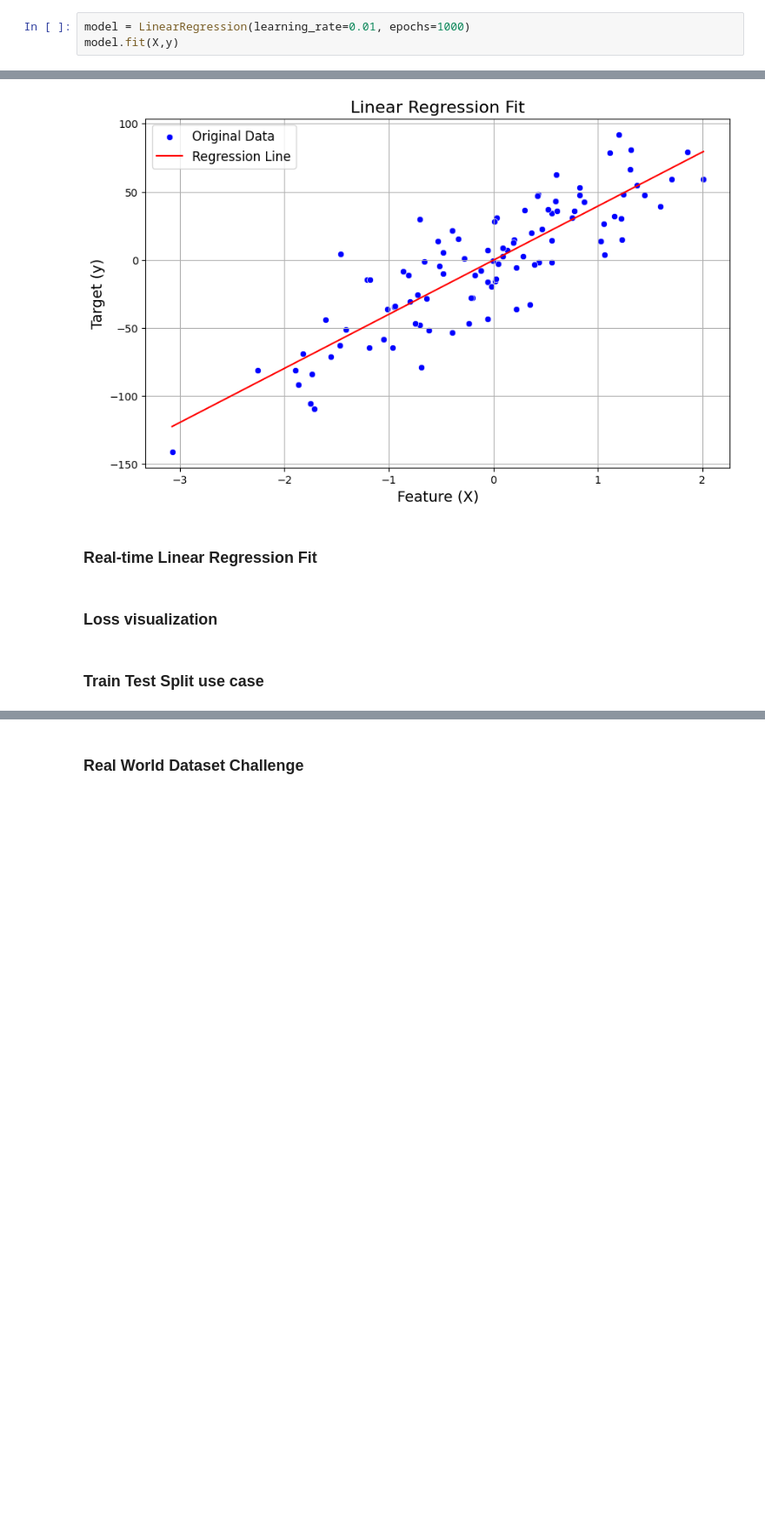
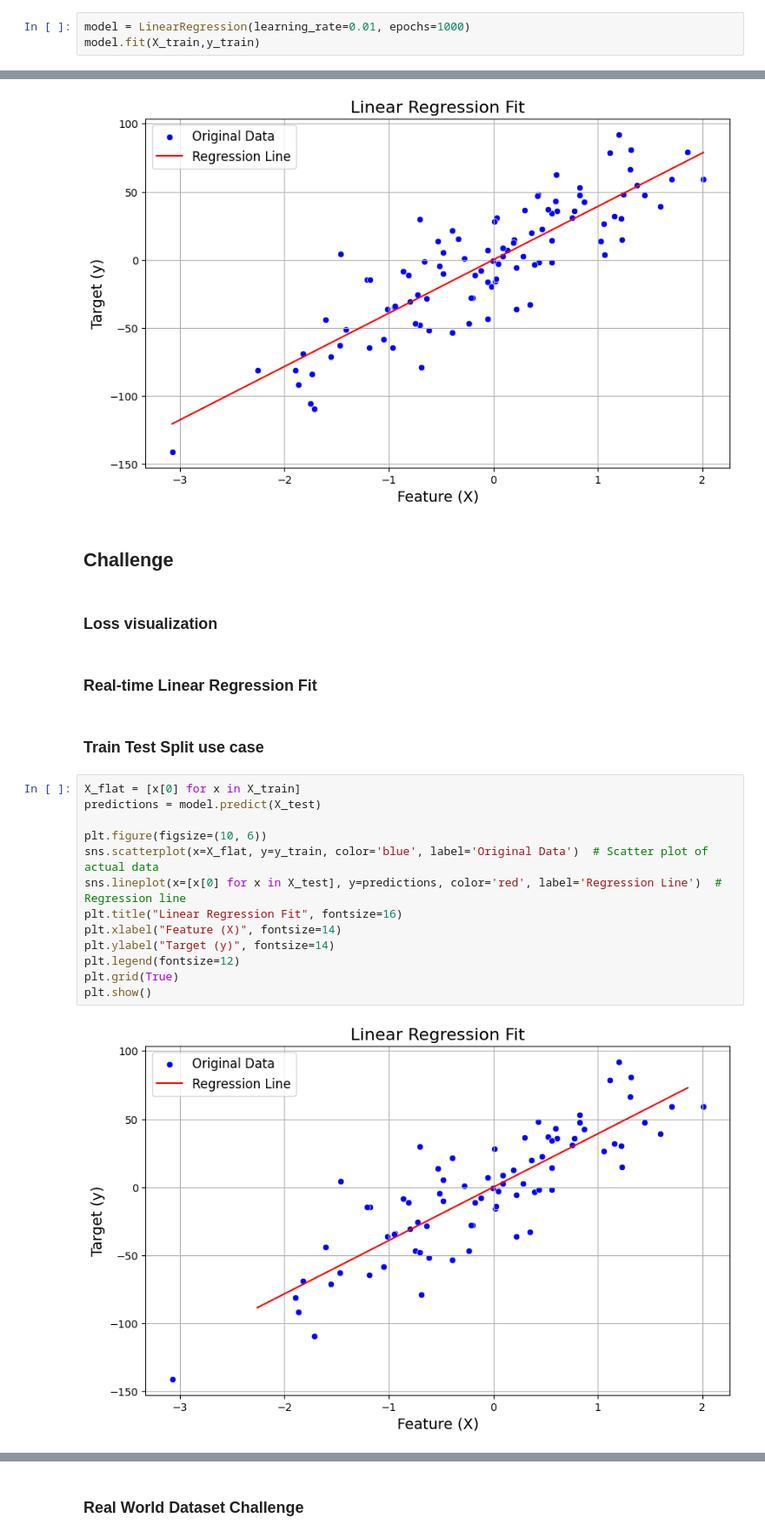
Before and after one commit to TanatB/ML_from_scratch, a Jupyter notebook: linear_regression.ipynb, the cells around one changed output, grey strips where cells are left out. Shown: that part at 87% size. Drawn from its saved outputs; the diff is of its cells as text; blank space fills up the shorter version.

Commit message:
Update train_test_split() challenge.

```diff
--- a/linear_regression.ipynb
+++ b/linear_regression.ipynb
@@ -188,4 +192,4 @@ numpy.ndarray
 # %%
 model = LinearRegression(learning_rate=0.01, epochs=1000)
-model.fit(X,y)
+model.fit(X_train,y_train)
 # %% [output]
@@ -206,9 +210,26 @@ plt.grid(True)
 plt.show()
 # %% [output]
 [figure]
+# %% [markdown]
+## Challenge
+# %% [markdown]
+### Loss visualization
 # %% [markdown]
 ### Real-time Linear Regression Fit
-# %% [markdown]
-### Loss visualization
 # %% [markdown]
 ### Train Test Split use case
+# %%
+X_flat = [x[0] for x in X_train]
+predictions = model.predict(X_test)
+
+plt.figure(figsize=(10, 6))
+sns.scatterplot(x=X_flat, y=y_train, color='blue', label='Original Data')  # Scatter plot of actual data
+sns.lineplot(x=[x[0] for x in X_test], y=predictions, color='red', label='Regression Line')  # Regression line
+plt.title("Linear Regression Fit", fontsize=16)
+plt.xlabel("Feature (X)", fontsize=14)
+plt.ylabel("Target (y)", fontsize=14)
+plt.legend(fontsize=12)
+plt.grid(True)
+plt.show()
+# %% [output]
+[figure, added]
```
Also changed, not shown: parts of 4 cells of this notebook, 1 other file.
